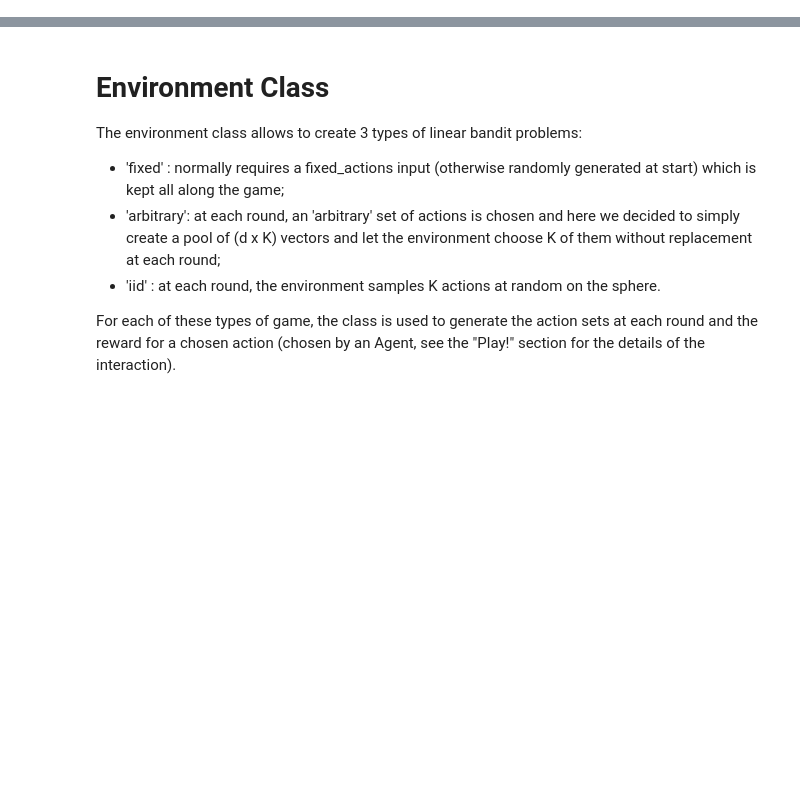
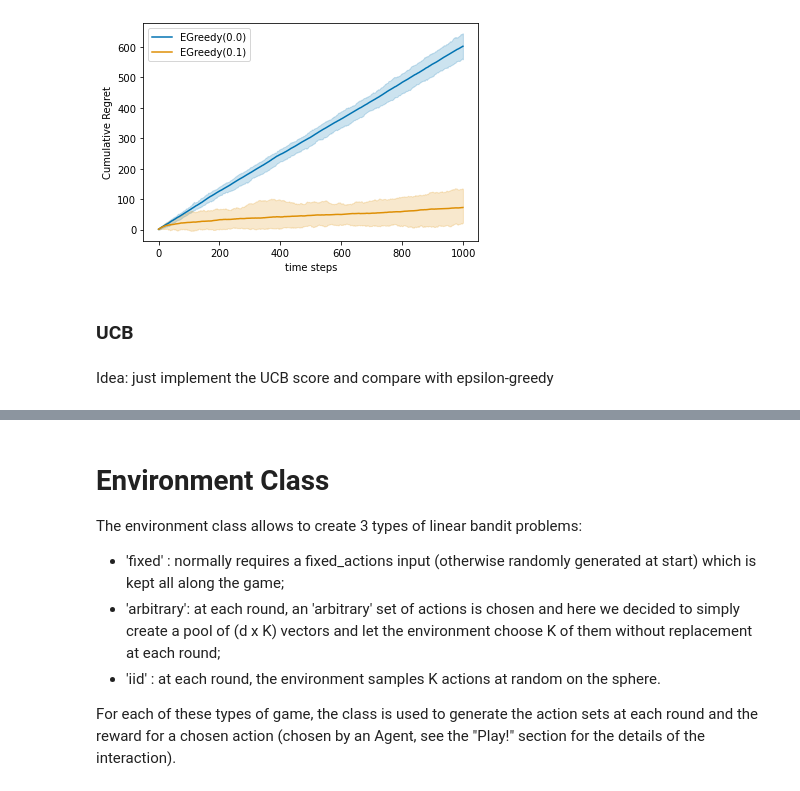
Before and after one commit to rlsummerschool/practical-sessions, a Jupyter notebook: notebooks/bandits_practice.ipynb, the cells around one changed output, grey strips where cells are left out. Cells and saved outputs as stored; diff of their text form; code cells hidden in the pictures; blank space fills up the shorter version.

```diff
--- a/notebooks/bandits_practice.ipynb
+++ b/notebooks/bandits_practice.ipynb
@@ -58,0 +129,9 @@ def experiment(environment, agents, Nmc, T):
+# %%
+greedy_experiment = experiment(env, [greedy, epsilon_greedy], N=N, T=T, mode="regret")
+plot_result(greedy_experiment, q=10);
+# %% [output]
+[figure, added]
+# %% [markdown]
+### UCB
+# %% [markdown]
+Idea: just implement the UCB score and compare with epsilon-greedy
```
Also changed, not shown: parts of 18 cells of this notebook, 2 other files.
